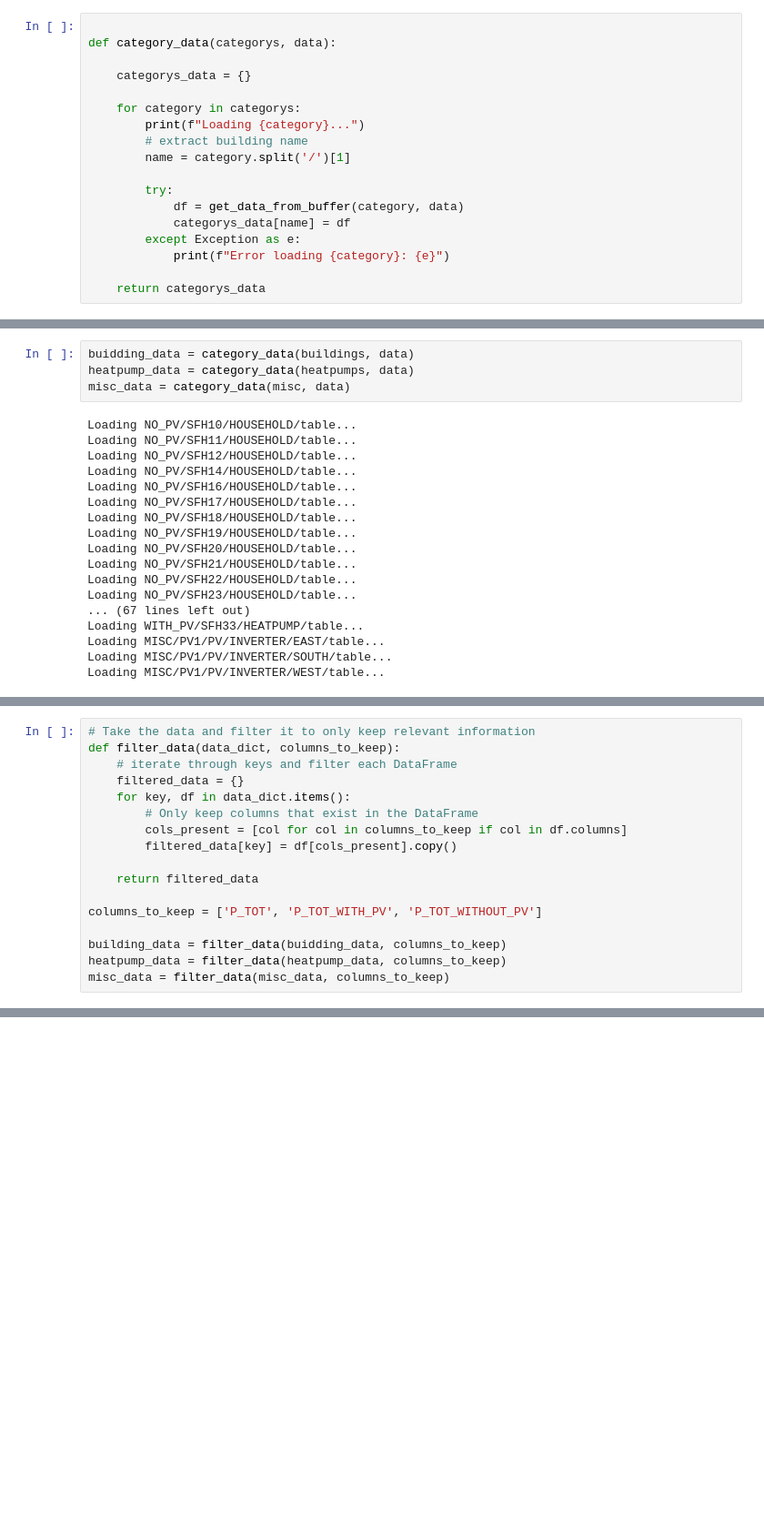
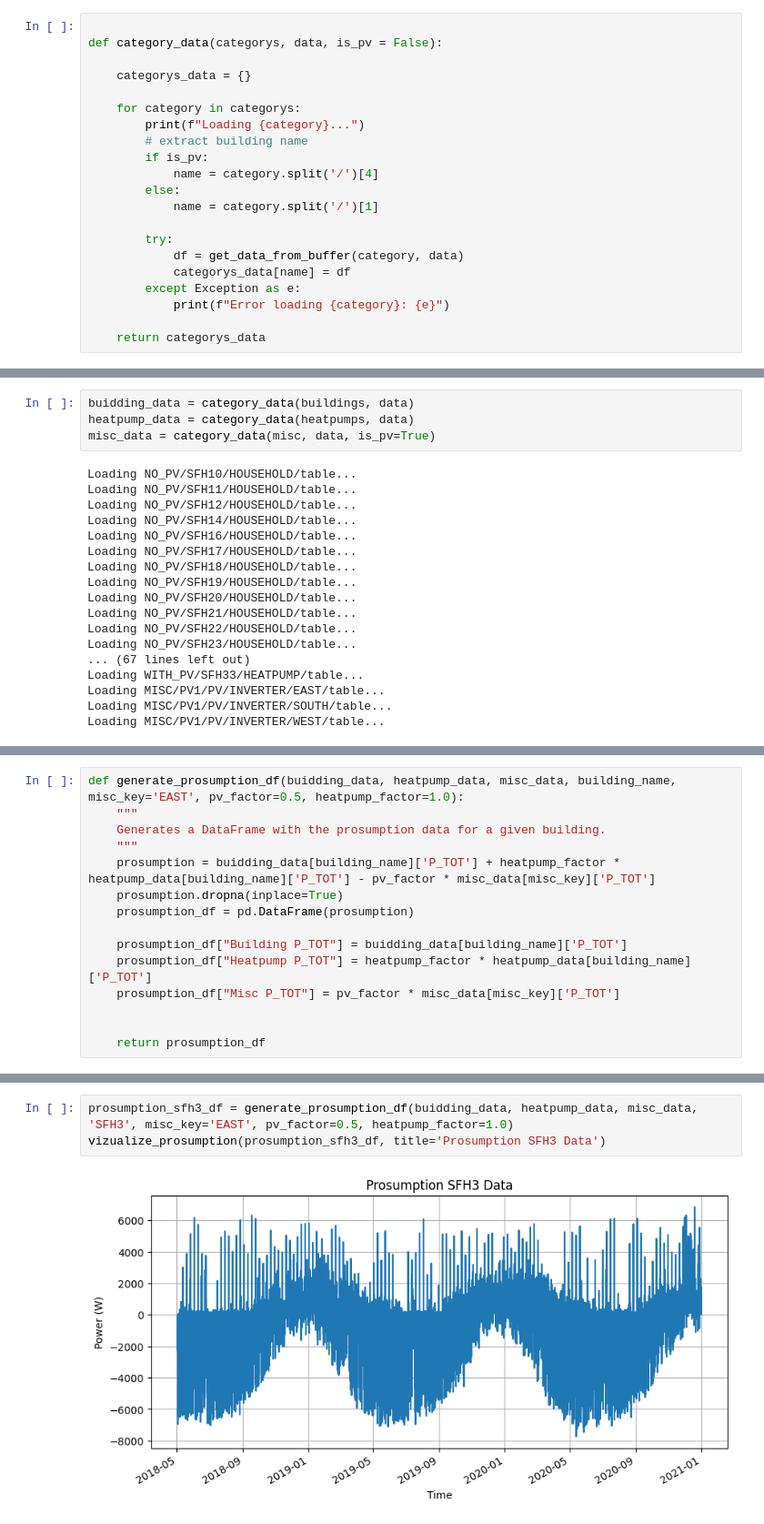
Before and after one commit to JaMoPinter/MPC-vs-RBC, a Jupyter notebook: data/load_data.ipynb, the cells around one changed output, grey strips where cells are left out. Shown: that part at 91% size. Saved outputs shown, nothing was run; the diff lists cells and outputs as text; blank space fills up the shorter version.

```diff
--- a/data/load_data.ipynb
+++ b/data/load_data.ipynb
@@ -98,14 +102,17 @@ def get_data_from_buffer(file_group, data_list):
     return df_full
 # %%
 
-def category_data(categorys, data):
+def category_data(categorys, data, is_pv = False):
 
     categorys_data = {}
 
     for category in categorys:
         print(f"Loading {category}...")
         # extract building name
-        name = category.split('/')[1]
+        if is_pv:
+            name = category.split('/')[4]
+        else:
+            name = category.split('/')[1]
 
         try:
             df = get_data_from_buffer(category, data)
@@ -156,7 +142,7 @@ misc = [item for item in table_items if 'PV1' in item]
 # %%
 buidding_data = category_data(buildings, data)
 heatpump_data = category_data(heatpumps, data)
-misc_data = category_data(misc, data)
+misc_data = category_data(misc, data, is_pv=True)
 # %% [output]
 Loading NO_PV/SFH10/HOUSEHOLD/table...
 Loading NO_PV/SFH11/HOUSEHOLD/table...
@@ -180,17 +163,0 @@ Loading MISC/PV1/PV/INVERTER/WEST/table...
-# %%
-# Take the data and filter it to only keep relevant information
-def filter_data(data_dict, columns_to_keep):
-    # iterate through keys and filter each DataFrame
-    filtered_data = {}
-    for key, df in data_dict.items():
-        # Only keep columns that exist in the DataFrame
-        cols_present = [col for col in columns_to_keep if col in df.columns]
-        filtered_data[key] = df[cols_present].copy()
-
-    return filtered_data
-
-columns_to_keep = ['P_TOT', 'P_TOT_WITH_PV', 'P_TOT_WITHOUT_PV']
-
-building_data = filter_data(buidding_data, columns_to_keep)
-heatpump_data = filter_data(heatpump_data, columns_to_keep)
-misc_data = filter_data(misc_data, columns_to_keep)
@@ -226,0 +172,15 @@ Index(['S_1', 'S_2', 'S_3', 'S_TOT', 'I_1', 'I_2', 'I_3', 'PF_1', 'PF_2',
+# %%
+def generate_prosumption_df(buidding_data, heatpump_data, misc_data, building_name, misc_key='EAST', pv_factor=0.5, heatpump_factor=1.0):
+    """
+    Generates a DataFrame with the prosumption data for a given building.
+    """
+    prosumption = buidding_data[building_name]['P_TOT'] + heatpump_factor * heatpump_data[building_name]['P_TOT'] - pv_factor * misc_data[misc_key]['P_TOT']
+    prosumption.dropna(inplace=True)
+    prosumption_df = pd.DataFrame(prosumption)
+
+    prosumption_df["Building P_TOT"] = buidding_data[building_name]['P_TOT']
+    prosumption_df["Heatpump P_TOT"] = heatpump_factor * heatpump_data[building_name]['P_TOT']
+    prosumption_df["Misc P_TOT"] = pv_factor * misc_data[misc_key]['P_TOT']
+
+
+    return prosumption_df
@@ -226,0 +242,5 @@ Index(['S_1', 'S_2', 'S_3', 'S_TOT', 'I_1', 'I_2', 'I_3', 'PF_1', 'PF_2',
+# %%
+prosumption_sfh3_df = generate_prosumption_df(buidding_data, heatpump_data, misc_data, 'SFH3', misc_key='EAST', pv_factor=0.5, heatpump_factor=1.0)
+vizualize_prosumption(prosumption_sfh3_df, title='Prosumption SFH3 Data')
+# %% [output]
+[figure, added]
```
Also changed, not shown: parts of 18 cells of this notebook.
